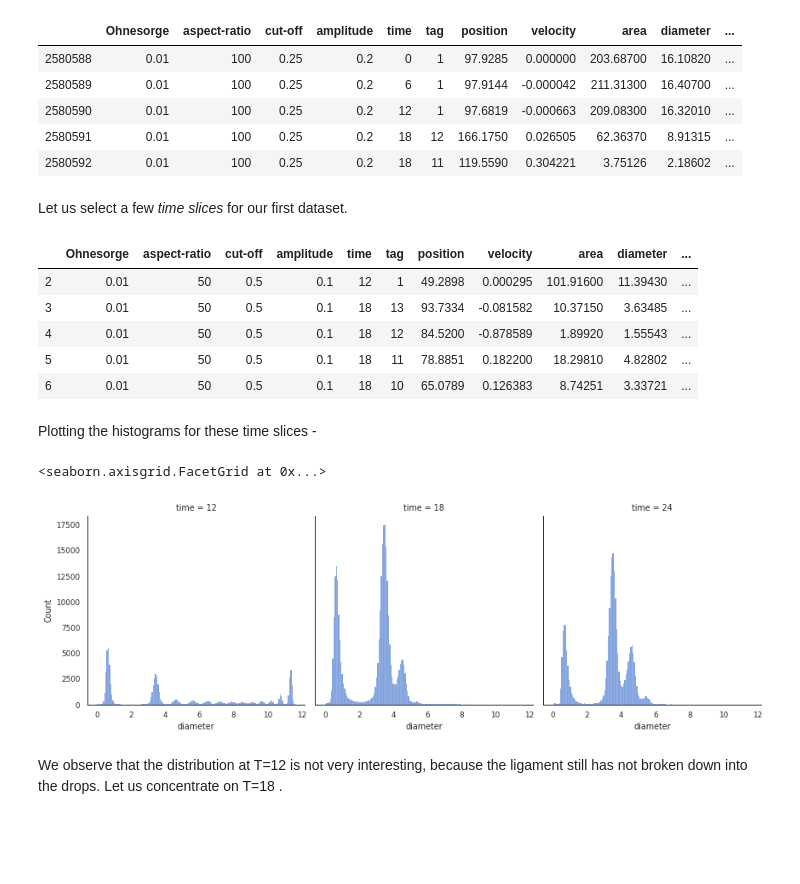
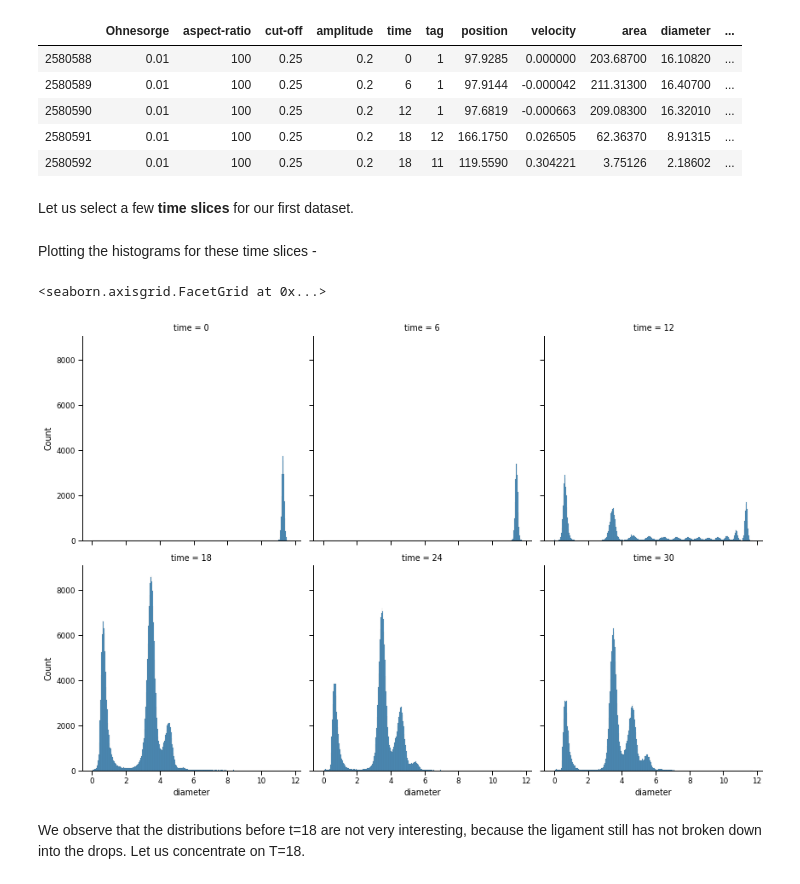
Before and after one commit to palsagar/ligaments_analysis, a Jupyter notebook: test.ipynb, the cells around one changed output. Drawn from its saved outputs; the diff is of its cells as text; code cells hidden in the pictures; blank space fills up the shorter version.

```diff
--- a/test.ipynb
+++ b/test.ipynb
@@ -167,25 +167,14 @@ d4.head()
 | 2580591 | 0.01 | 100 | 0.25 | 0.2 | 18 | 12 | 166.1750 | 0.026505 | 62.36370 | 8.91315 | ... |
 | 2580592 | 0.01 | 100 | 0.25 | 0.2 | 18 | 11 | 119.5590 | 0.304221 | 3.75126 | 2.18602 | ... |
 # %% [markdown]
-Let us select a few *time slices* for our first dataset.
+Let us select a few **time slices** for our first dataset.
-# %%
-# Select at times T = 12, T = 18 , T = 24
-d1_t1 = d1.loc[(d1.time == 12) | (d1.time == 18) | (d1.time == 24)]
-d1_t1.head()
-# %% [output]
-|  | Ohnesorge | aspect-ratio | cut-off | amplitude | time | tag | position | velocity | area | diameter | ... |
-| 2 | 0.01 | 50 | 0.5 | 0.1 | 12 | 1 | 49.2898 | 0.000295 | 101.91600 | 11.39430 | ... |
-| 3 | 0.01 | 50 | 0.5 | 0.1 | 18 | 13 | 93.7334 | -0.081582 | 10.37150 | 3.63485 | ... |
-| 4 | 0.01 | 50 | 0.5 | 0.1 | 18 | 12 | 84.5200 | -0.878589 | 1.89920 | 1.55543 | ... |
-| 5 | 0.01 | 50 | 0.5 | 0.1 | 18 | 11 | 78.8851 | 0.182200 | 18.29810 | 4.82802 | ... |
-| 6 | 0.01 | 50 | 0.5 | 0.1 | 18 | 10 | 65.0789 | 0.126383 | 8.74251 | 3.33721 | ... |
 # %% [markdown]
 Plotting the histograms for these time slices -
 # %%
-sns.displot(data=d1_t1, kind="hist", kde=False, x="diameter", col="time",
-            legend=True, palette="bright", height=4.0, aspect=1.0)
+sns.displot(data=d1, kind="hist", kde=False, x="diameter", col="time",
+            legend=True, palette="bright", height=4.0, aspect=1.0, col_wrap=3)
 # %% [output]
 <seaborn.axisgrid.FacetGrid at 0x...>
-[figure, old version]
+[figure, new version]
 # %% [markdown]
-We observe that the distribution at T=12 is not very interesting, because the ligament still has not broken down into the drops. Let us concentrate on T=18 .
+We observe that the distributions before t=18 are not very interesting, because the ligament still has not broken down into the drops. Let us concentrate on T=18.
```
Also changed, not shown: parts of 4 cells of this notebook.
